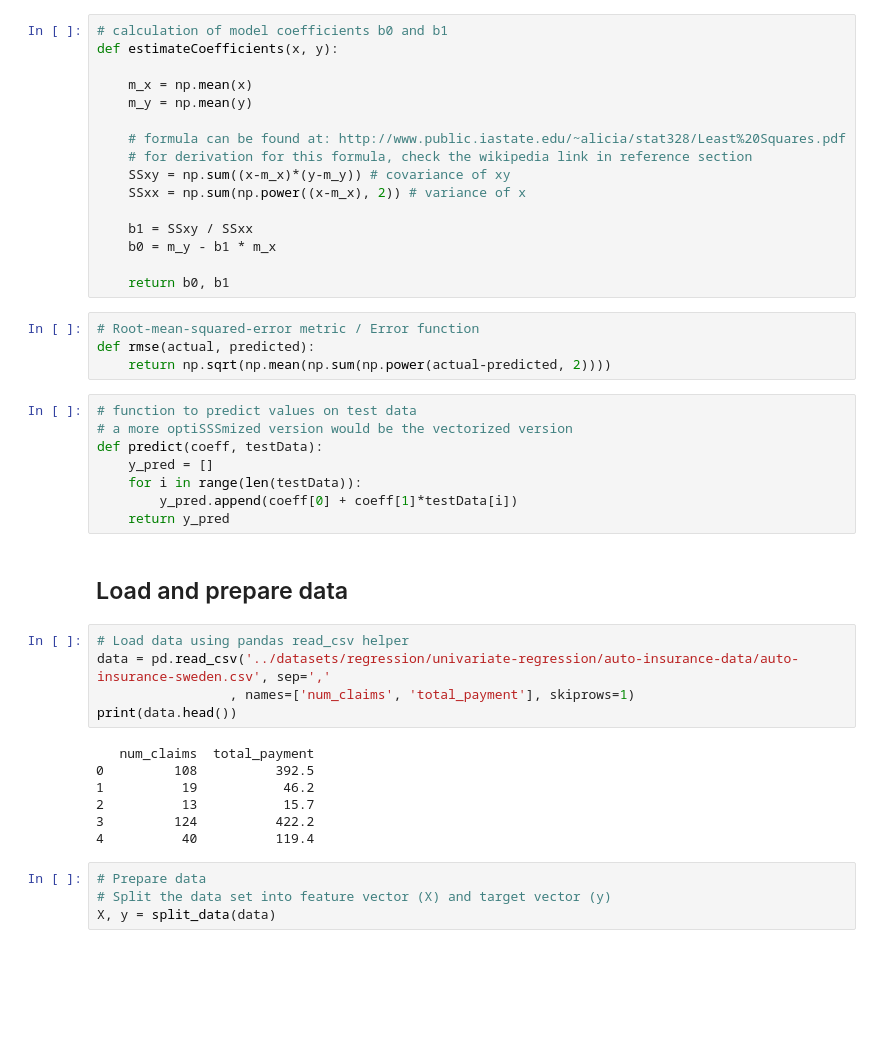
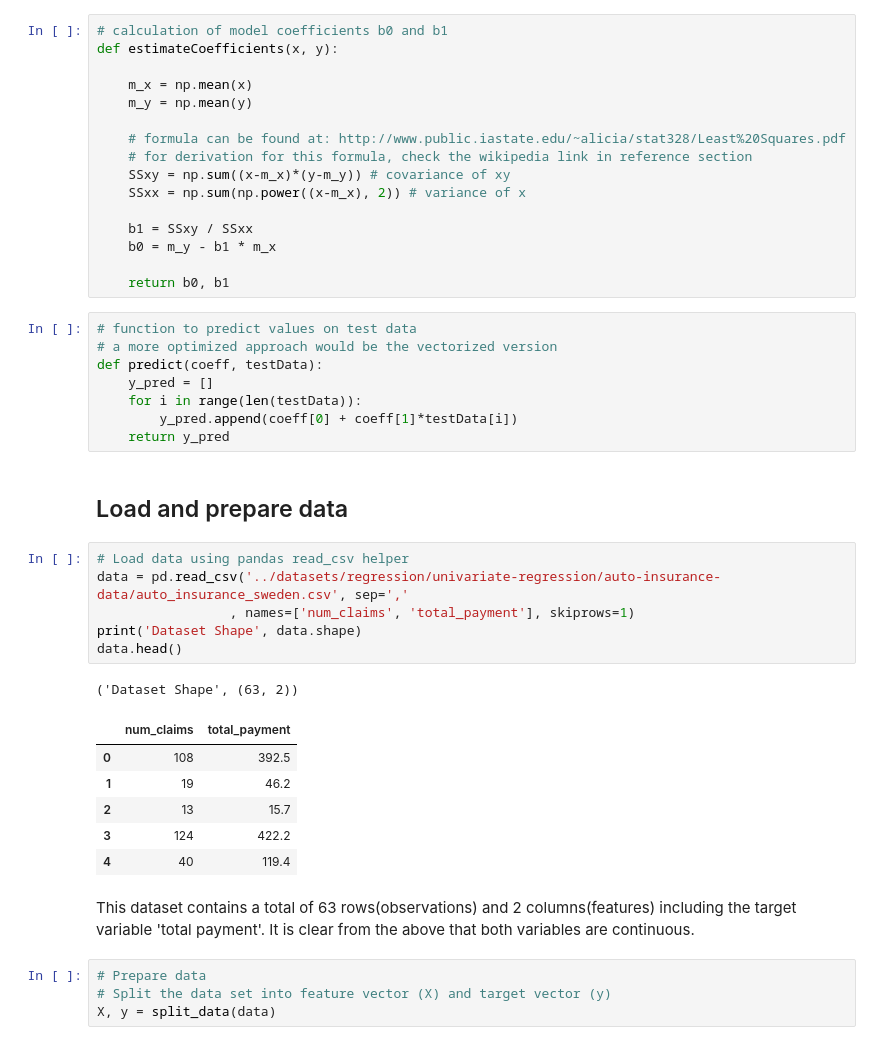
Before and after one commit to anujonthemove/Machine-Learning-Playground, a Jupyter notebook: univariate-linear-regression/Simple-Linear-Regression-using-Analytical-Solution.ipynb, the cells around one changed output. Drawn from its saved outputs; the diff is of its cells as text; blank space fills up the shorter version.

```diff
--- a/univariate-linear-regression/Simple-Linear-Regression.ipynb
+++ b/univariate-linear-regression/Simple-Linear-Regression-using-Analytical-Solution.ipynb
@@ -54,13 +71,9 @@ def estimateCoefficients(x, y):
     b0 = m_y - b1 * m_x
 
     return b0, b1
-# %%
-# Root-mean-squared-error metric / Error function
-def rmse(actual, predicted):
-    return np.sqrt(np.mean(np.sum(np.power(actual-predicted, 2))))
 # %%
 # function to predict values on test data
-# a more optiSSSmized version would be the vectorized version
+# a more optimized approach would be the vectorized version
 def predict(coeff, testData):
     y_pred = []
     for i in range(len(testData)):
@@ -70,16 +83,20 @@ def predict(coeff, testData):
 ## Load and prepare data
 # %%
 # Load data using pandas read_csv helper
-data = pd.read_csv('../datasets/regression/univariate-regression/auto-insurance-data/auto-insurance-sweden.csv', sep=','
+data = pd.read_csv('../datasets/regression/univariate-regression/auto-insurance-data/auto_insurance_sweden.csv', sep=','
                  , names=['num_claims', 'total_payment'], skiprows=1)
-print(data.head())
+print('Dataset Shape', data.shape)
+data.head()
 # %% [output]
-   num_claims  total_payment
-0         108          392.5
-1          19           46.2
-2          13           15.7
-3         124          422.2
-4          40          119.4
+('Dataset Shape', (63, 2))
+|  | num_claims | total_payment |
+| 0 | 108 | 392.5 |
+| 1 | 19 | 46.2 |
+| 2 | 13 | 15.7 |
+| 3 | 124 | 422.2 |
+| 4 | 40 | 119.4 |
+# %% [markdown]
+This dataset contains a total of 63 rows(observations) and 2 columns(features) including the target variable 'total payment'. It is clear from the above that both variables are continuous.
 # %%
 # Prepare data
 # Split the data set into feature vector (X) and target vector (y)
```
Also changed, not shown: parts of 16 cells of this notebook, 3 other files.
